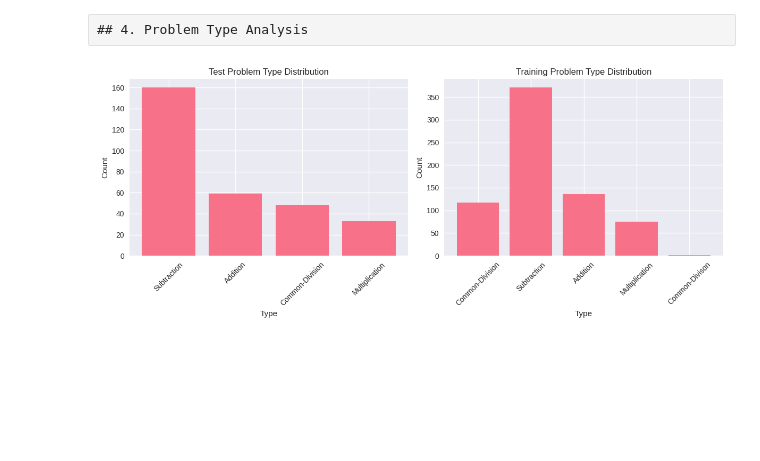
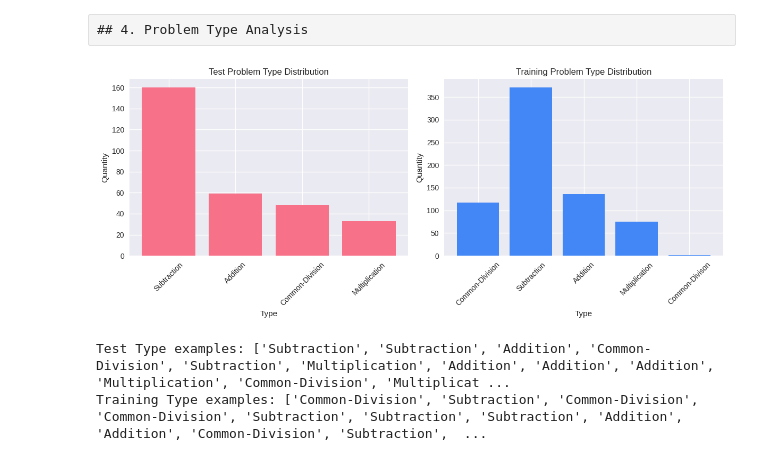
Before and after one commit to kevinmastascusa/symbolic-math-ai, a Jupyter notebook: 02_exploratory_data_analysis_svamp.ipynb, the cells around one changed output. Saved outputs shown, nothing was run; the diff lists cells and outputs as text; code cells hidden in the pictures; blank space fills up the shorter version.

```diff
--- a/02_exploratory_data_analysis_svamp.ipynb
+++ b/02_exploratory_data_analysis_svamp.ipynb
@@ -135,34 +135,42 @@ Distribution of Problem Text Length (Test vs Training data)
 from collections import Counter
 
 test_types=Counter(test_data["Type"])
 train_types=Counter(train_data["Type"])
 
 test_type=list(test_types.keys())
 test_type_quantities=list(test_types.values())
 train_type=list(train_types.keys())
 train_type_quantities=list(train_types.values())
 
 plt.figure(figsize=(12, 5))
 
 
 
 #Testing Data
 plt.subplot(1, 2, 1)
 plt.bar(test_type,test_type_quantities)
 plt.title('Test Problem Type Distribution')
 plt.xlabel('Type')
-plt.ylabel('Count')
+plt.ylabel('Quantity')
 plt.xticks(rotation=45)
 
 #Training Data
 plt.subplot(1, 2, 2)
-plt.bar(train_type,train_type_quantities)
+plt.bar(train_type,train_type_quantities,color='#4287f5')
 plt.title('Training Problem Type Distribution')
 plt.xlabel('Type')
-plt.ylabel('Count')
+plt.ylabel('Quantity')
 plt.xticks(rotation=45)
 
 plt.tight_layout()
 plt.show()
 # %% [output]
-[figure, old version]
+[figure, new version]
+# %%
+#Look at the type of each individual problem
+for v in ['Type']:
+  print(f'Test {v} examples: {test_data[v]}')
+  print(f'Training {v} examples: {train_data[v]}')
+# %% [output]
+Test Type examples: ['Subtraction', 'Subtraction', 'Addition', 'Common-Division', 'Subtraction', 'Multiplication', 'Addition', 'Addition', 'Addition', 'Multiplication', 'Common-Division', 'Multiplicat ...
+Training Type examples: ['Common-Division', 'Subtraction', 'Common-Division', 'Common-Division', 'Subtraction', 'Subtraction', 'Subtraction', 'Addition', 'Addition', 'Common-Division', 'Subtraction',  ...
```
Also changed, not shown: parts of 3 cells of this notebook.
